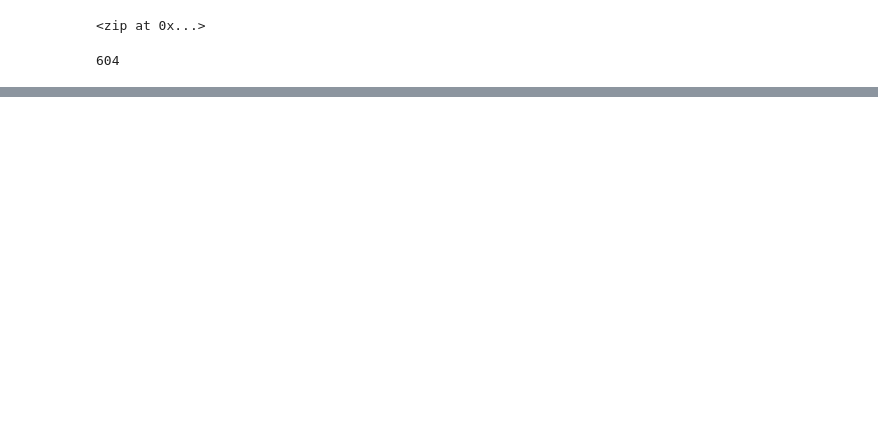
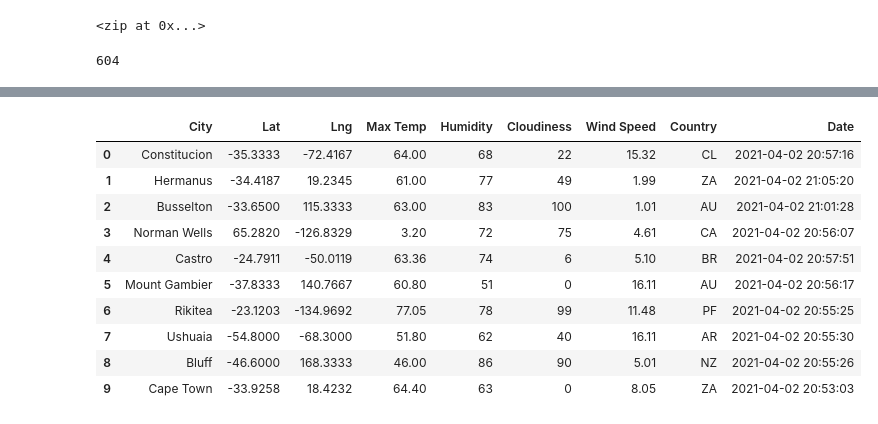
Before and after one commit to SB-DA/-World_Weather_Analysis-, a Jupyter notebook: WeatherPy.ipynb, the cells around one changed output, grey strips where cells are left out. Drawn from its saved outputs; the diff is of its cells as text; code cells hidden in the pictures; blank space fills up the shorter version.

Commit message:
Modifying gitignore and adding WeatherPy File.

```diff
--- a/WeatherPy.ipynb
+++ b/WeatherPy.ipynb
@@ -32,0 +39,4 @@ len(cities)
+# %%
+# Starting URL for Weather Map API Call.
+url = "http://api.openweathermap.org/data/2.5/weather?units=Imperial&APPID=" + weather_api_key
+print(url)
@@ -32,0 +48,10 @@ len(cities)
+# %%
+# Create an empty list to hold the weather data.
+city_data = []
+# Print the beginning of the logging.
+print("Beginning Data Retrieval     ")
+print("-----------------------------")
+
+# Create counters.
+record_count = 1
+set_count = 1
@@ -32,0 +129,16 @@ len(cities)
+# %%
+# Convert the array of dictionaries to a Pandas DataFrame.
+city_data_df = pd.DataFrame(city_data)
+city_data_df.head(10)
+# %% [output]
+|  | City | Lat | Lng | Max Temp | Humidity | Cloudiness | Wind Speed | Country | Date |
+| 0 | Constitucion | -35.3333 | -72.4167 | 64.00 | 68 | 22 | 15.32 | CL | 2021-04-02 20:57:16 |
+| 1 | Hermanus | -34.4187 | 19.2345 | 61.00 | 77 | 49 | 1.99 | ZA | 2021-04-02 21:05:20 |
+| 2 | Busselton | -33.6500 | 115.3333 | 63.00 | 83 | 100 | 1.01 | AU | 2021-04-02 21:01:28 |
+| 3 | Norman Wells | 65.2820 | -126.8329 | 3.20 | 72 | 75 | 4.61 | CA | 2021-04-02 20:56:07 |
+| 4 | Castro | -24.7911 | -50.0119 | 63.36 | 74 | 6 | 5.10 | BR | 2021-04-02 20:57:51 |
+| 5 | Mount Gambier | -37.8333 | 140.7667 | 60.80 | 51 | 0 | 16.11 | AU | 2021-04-02 20:56:17 |
+| 6 | Rikitea | -23.1203 | -134.9692 | 77.05 | 78 | 99 | 11.48 | PF | 2021-04-02 20:55:25 |
+| 7 | Ushuaia | -54.8000 | -68.3000 | 51.80 | 62 | 40 | 16.11 | AR | 2021-04-02 20:55:30 |
+| 8 | Bluff | -46.6000 | 168.3333 | 46.00 | 86 | 90 | 5.01 | NZ | 2021-04-02 20:55:26 |
+| 9 | Cape Town | -33.9258 | 18.4232 | 64.40 | 63 | 0 | 8.05 | ZA | 2021-04-02 20:53:03 |
```
Also changed, not shown: parts of 7 cells of this notebook, 1 other file.
